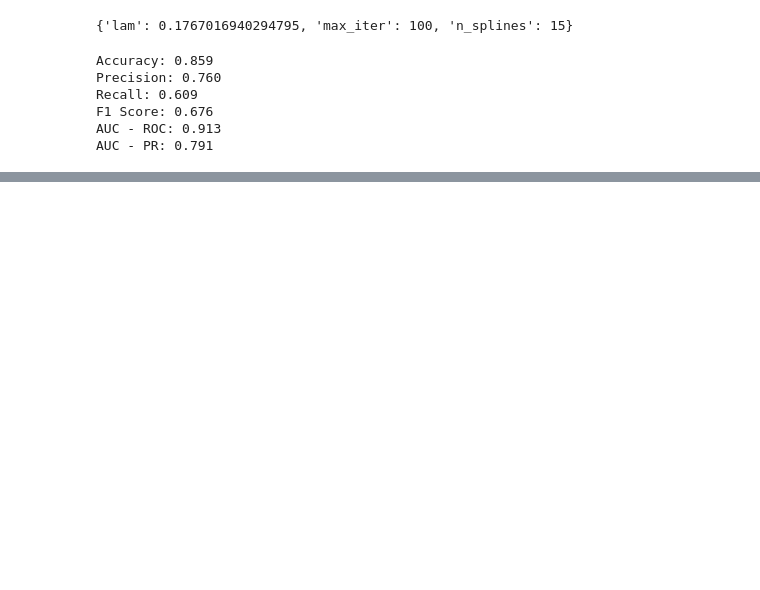
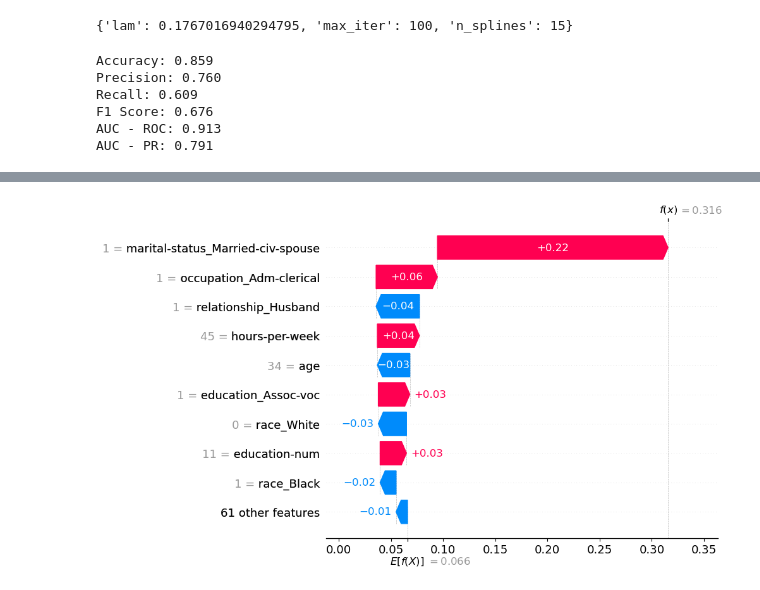
Before and after one commit to nogibjj/IDS705_FinalProject_Lemur_Team, a Jupyter notebook: 30_models/GAM.ipynb, the cells around one changed output, grey strips where cells are left out. Drawn from its saved outputs; the diff is of its cells as text; code cells hidden in the pictures; blank space fills up the shorter version.

```diff
--- a/30_models/GAM.ipynb
+++ b/30_models/GAM.ipynb
@@ -86,0 +101,4 @@ AUC - PR: 0.791
+# %%
+shap.plots.waterfall(shap_values[11])
+# %% [output]
+[figure, added]
```
Also changed, not shown: parts of 4 cells of this notebook, 1 other file.
